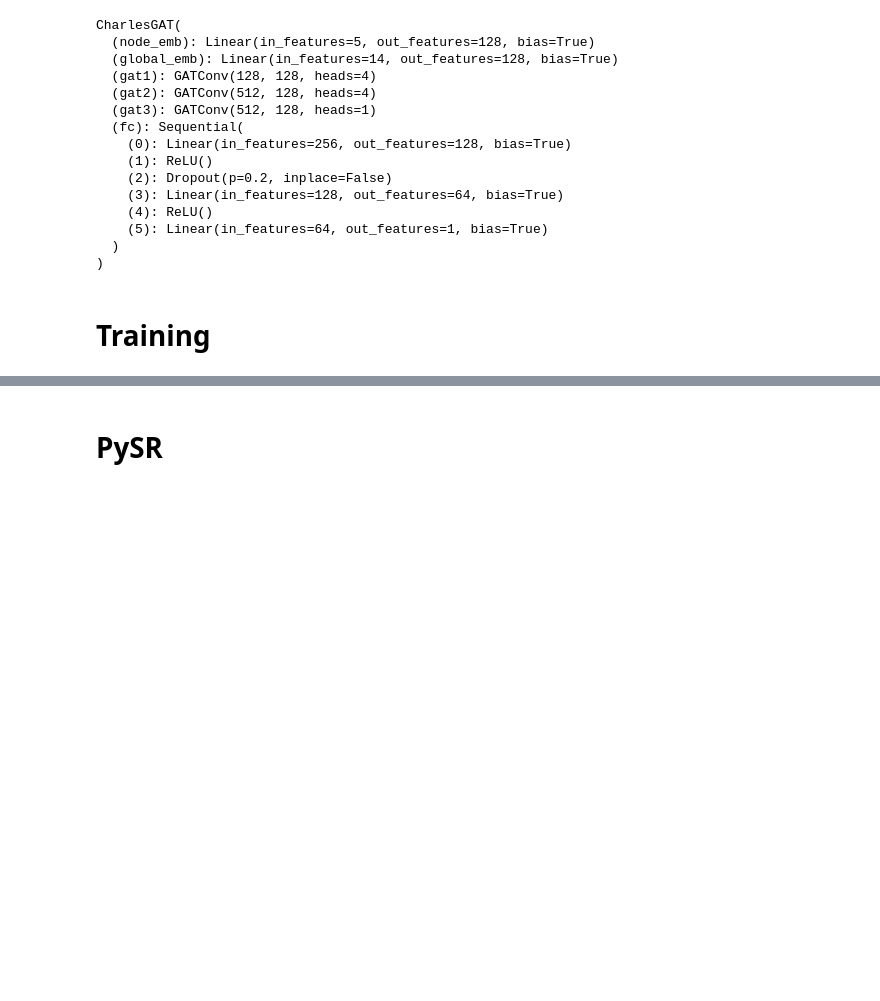
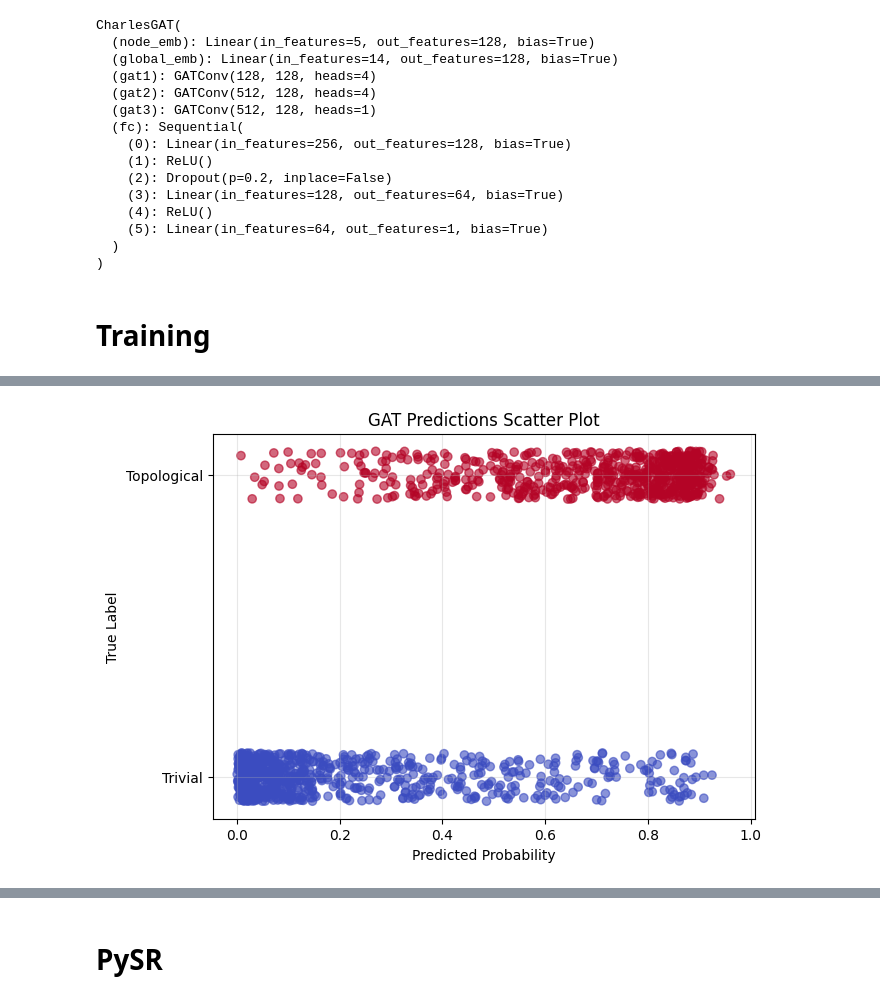
Before and after one commit to RayCharles8/ML-Project, a Jupyter notebook: CGNN.ipynb, the cells around one changed output, grey strips where cells are left out. Drawn from its saved outputs; the diff is of its cells as text; code cells hidden in the pictures; blank space fills up the shorter version.

```diff
--- a/CGNN.ipynb
+++ b/CGNN.ipynb
@@ -1528,0 +1158,33 @@ tensor([[5.6320e-02, 5.2428e-02, 8.6743e-10, 9.4135e-03],
+# %%
+# SCATTER PLOT
+import matplotlib.pyplot as plt
+import numpy as np
+
+# use correct variable names
+labels = labels_gat
+probs = probs_gat
+
+# jitter for visibility
+jitter = np.random.uniform(-0.08, 0.08, size=len(labels))
+
+plt.figure(figsize=(7, 5))
+
+scatter = plt.scatter(
+    probs,
+    labels + jitter,
+    c=labels,
+    cmap='coolwarm',
+    alpha=0.6
+)
+
+plt.xlabel("Predicted Probability")
+plt.ylabel("True Label")
+plt.title("GAT Predictions Scatter Plot")
+
+plt.yticks([0, 1], ["Trivial", "Topological"])
+
+plt.grid(alpha=0.3)
+
+plt.show()
+# %% [output]
+[figure, added]
```
Also changed, not shown: parts of 46 cells of this notebook.
